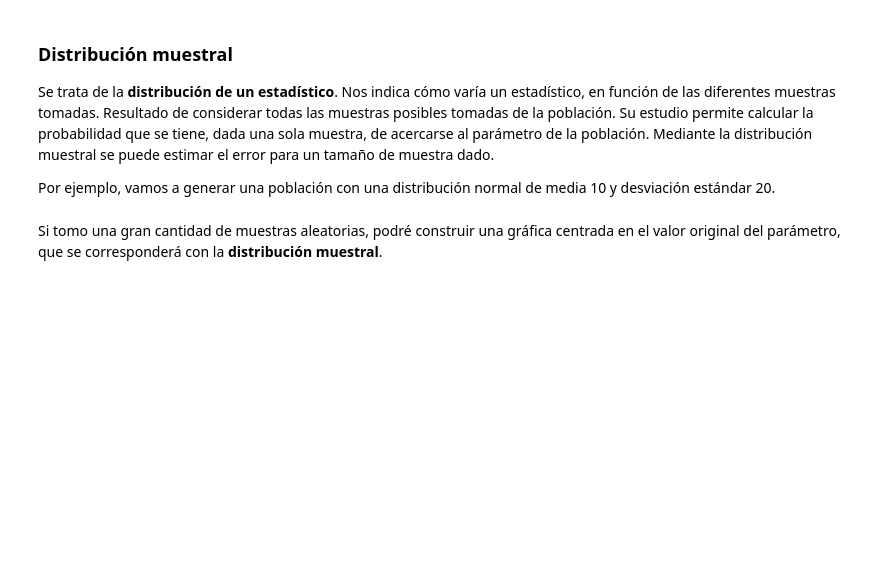
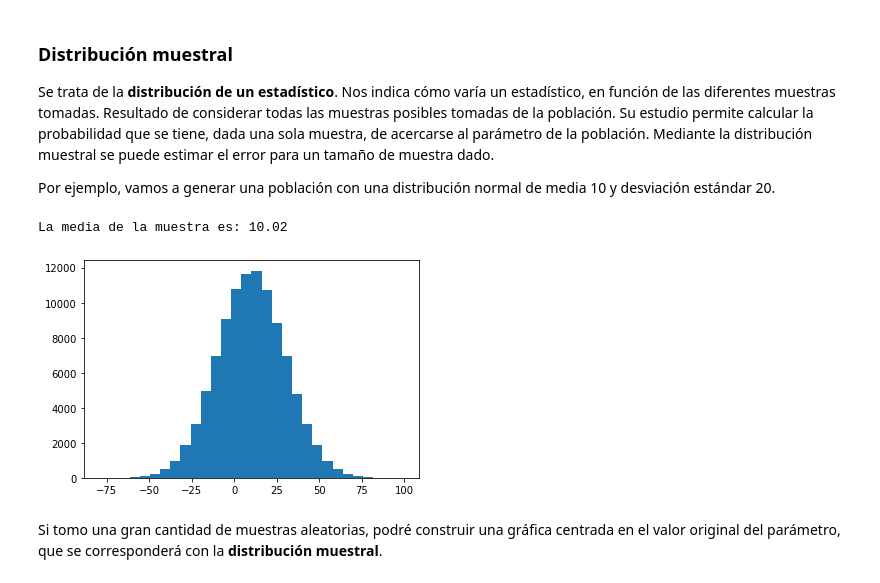
Before and after one commit to rafazamb/DS_PT_ENE21, a Jupyter notebook: 0-Ramp_Up/4-Estadística/Estadística Inferencial.ipynb, the cells around one changed output. Saved outputs shown, nothing was run; the diff lists cells and outputs as text; code cells hidden in the pictures; blank space fills up the shorter version.

```diff
--- a/0-Ramp_Up/4-Estadística/Estadística Inferencial.ipynb
+++ b/0-Ramp_Up/4-Estadística/Estadística Inferencial.ipynb
@@ -42,5 +42,19 @@ Por ejemplo, si realizamos una encuesta sobre cómo va el país, no será lo mis
 Se trata de la **distribución de un estadístico**. Nos indica cómo varía un estadístico, en función de las diferentes muestras tomadas. Resultado de considerar todas las muestras posibles tomadas de la población. Su estudio permite calcular la probabilidad que se tiene, dada una sola muestra, de acercarse al parámetro de la población. Mediante la distribución muestral se puede estimar el error para un tamaño de muestra dado.
 
 Por ejemplo, vamos a generar una población con una distribución normal de media 10 y desviación estándar 20.
+# %%
+import numpy as np
+import matplotlib.pyplot as plt
+
+np.random.seed(42)
+
+data = np.random.normal(10, 20, 100000)
+
+plt.hist(data,bins=30);
+
+print("La media de la muestra es:",round(np.mean(data),2))
+# %% [output]
+La media de la muestra es: 10.02
+[figure, added]
 # %% [markdown]
 Si tomo una gran cantidad de muestras aleatorias, podré construir una gráfica centrada en el valor original del parámetro, que se corresponderá con la **distribución muestral**.
```
Also changed, not shown: parts of 3 cells of this notebook, 1 other file.
